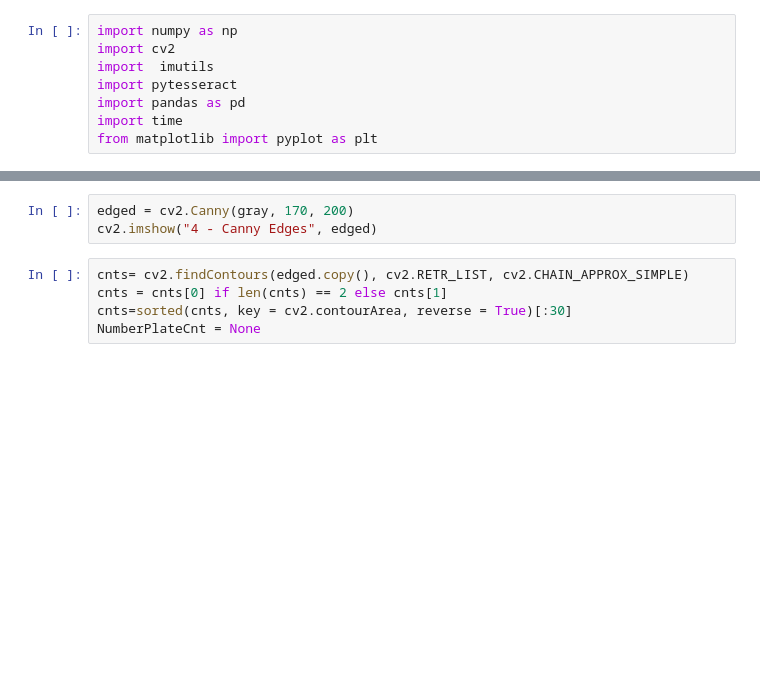
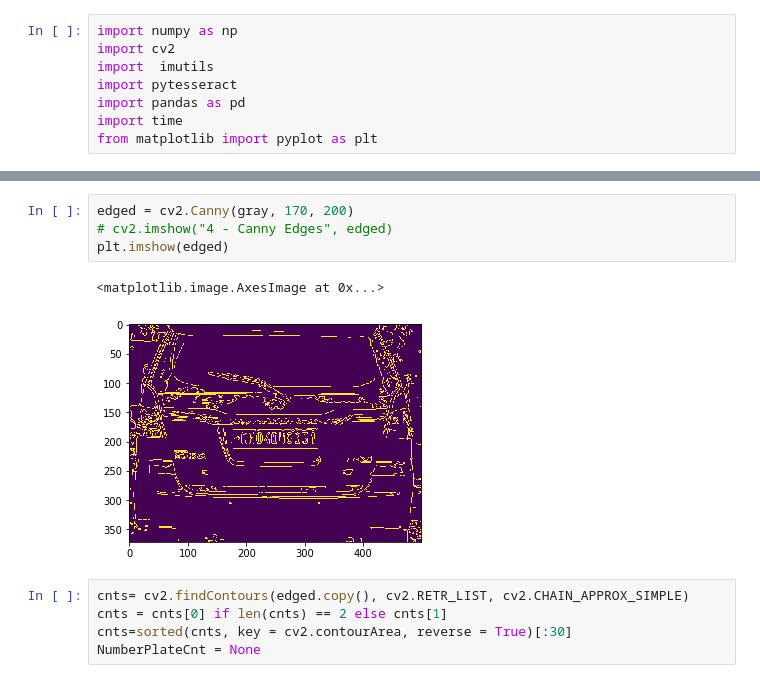
Before and after one commit to whysodark/License-Plate-Detection-and-Recognitition-LPDR-, a Jupyter notebook: Untitled.ipynb, the cells around one changed output, grey strips where cells are left out. Saved outputs shown, nothing was run; the diff lists cells and outputs as text; blank space fills up the shorter version.

```diff
--- a/Untitled.ipynb
+++ b/Untitled.ipynb
@@ -23,6 +31,10 @@ cv2.imshow("2 - Bilateral Filter", gray)
 # %%
 edged = cv2.Canny(gray, 170, 200)
-cv2.imshow("4 - Canny Edges", edged)
+# cv2.imshow("4 - Canny Edges", edged)
+plt.imshow(edged)
+# %% [output]
+<matplotlib.image.AxesImage at 0x...>
+[figure, added]
 # %%
 cnts= cv2.findContours(edged.copy(), cv2.RETR_LIST, cv2.CHAIN_APPROX_SIMPLE)
 cnts = cnts[0] if len(cnts) == 2 else cnts[1]
```
Also changed, not shown: parts of 6 cells of this notebook, 5 other files.
